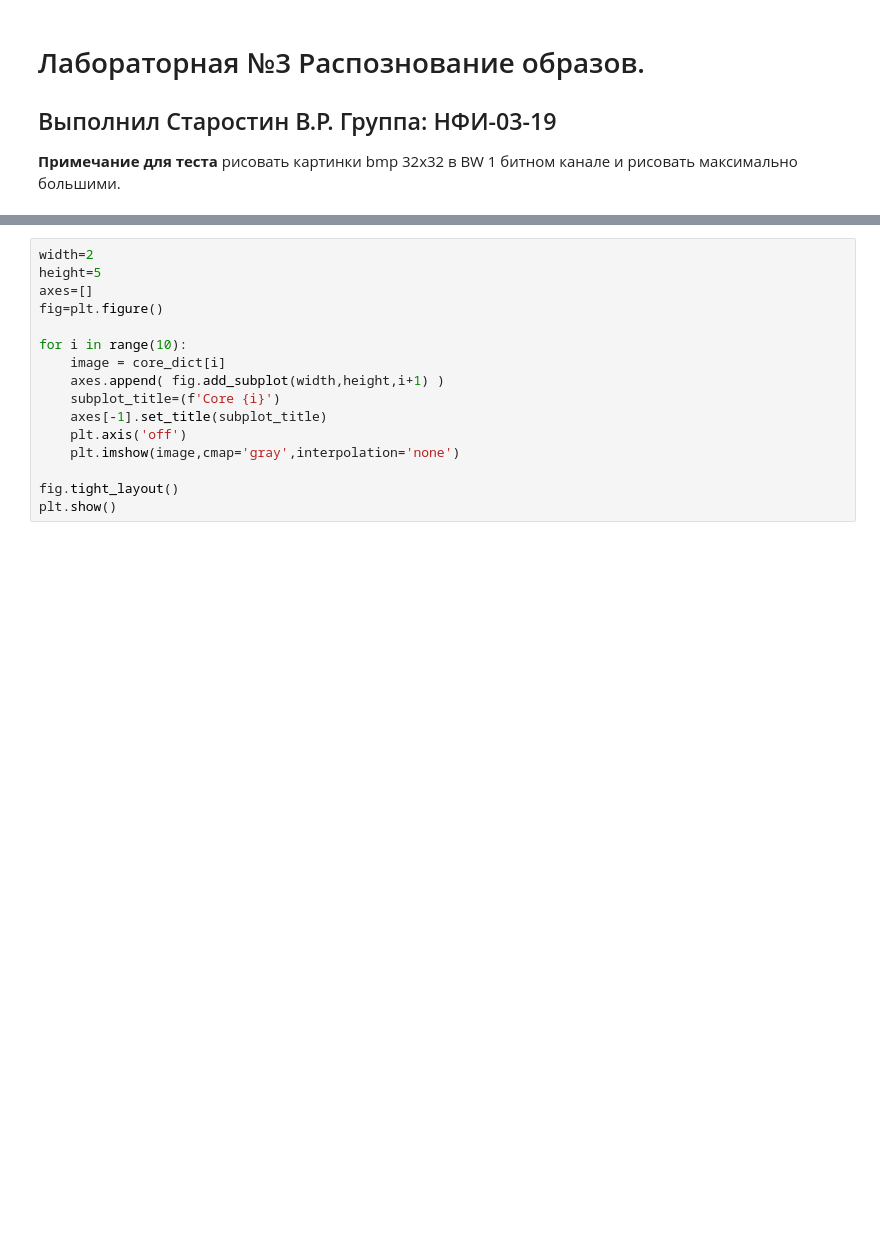
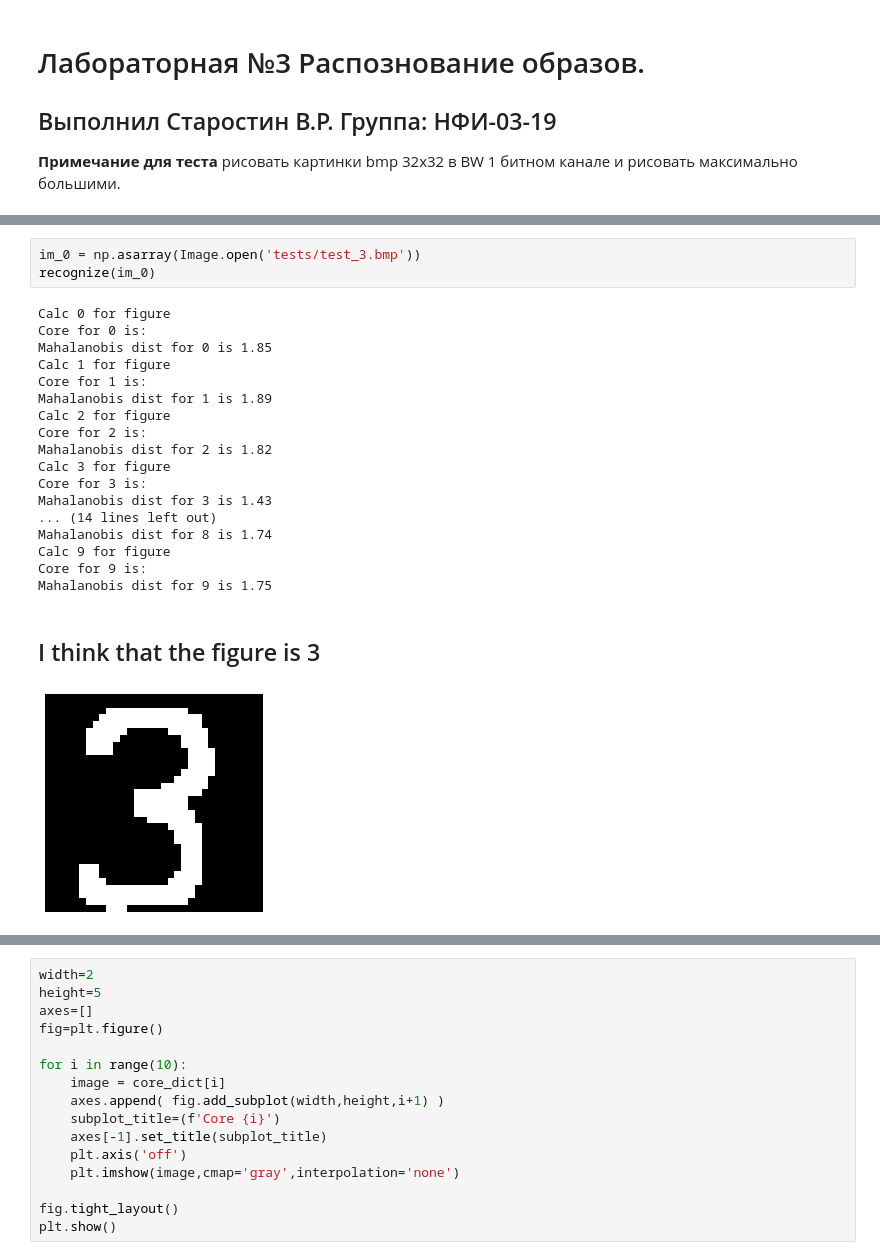
Before and after one commit to flokiKun/lab_03, a Jupyter notebook: main.ipynb, the cells around one changed output, grey strips where cells are left out. Saved outputs shown, nothing was run; the diff lists cells and outputs as text; blank space fills up the shorter version.

```diff
--- a/main.ipynb
+++ b/main.ipynb
@@ -82,0 +108,23 @@ display(Markdown(f'## I think that the figure is {detect}'))
+# %%
+im_0 = np.asarray(Image.open('tests/test_3.bmp'))
+recognize(im_0)
+# %% [output]
+Calc 0 for figure
+Core for 0 is:
+Mahalanobis dist for 0 is 1.85
+Calc 1 for figure
+Core for 1 is:
+Mahalanobis dist for 1 is 1.89
+Calc 2 for figure
+Core for 2 is:
+Mahalanobis dist for 2 is 1.82
+Calc 3 for figure
+Core for 3 is:
+Mahalanobis dist for 3 is 1.43
+... (14 lines left out)
+Mahalanobis dist for 8 is 1.74
+Calc 9 for figure
+Core for 9 is:
+Mahalanobis dist for 9 is 1.75
+## I think that the figure is 3
+[figure, added]
```
Also changed, not shown: parts of 6 cells of this notebook, 4 other files.
